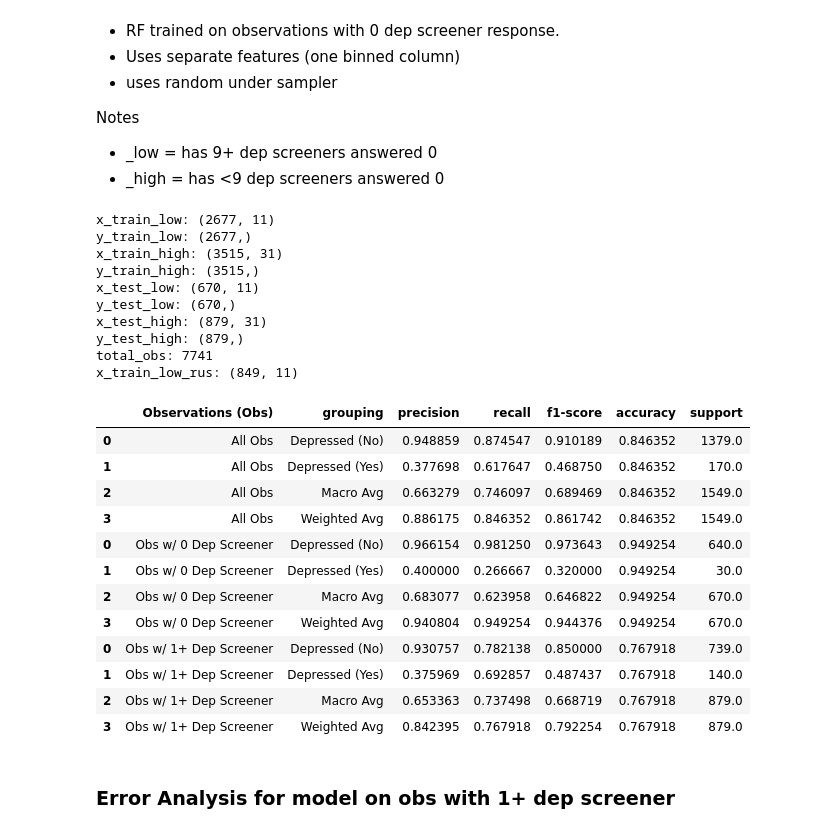
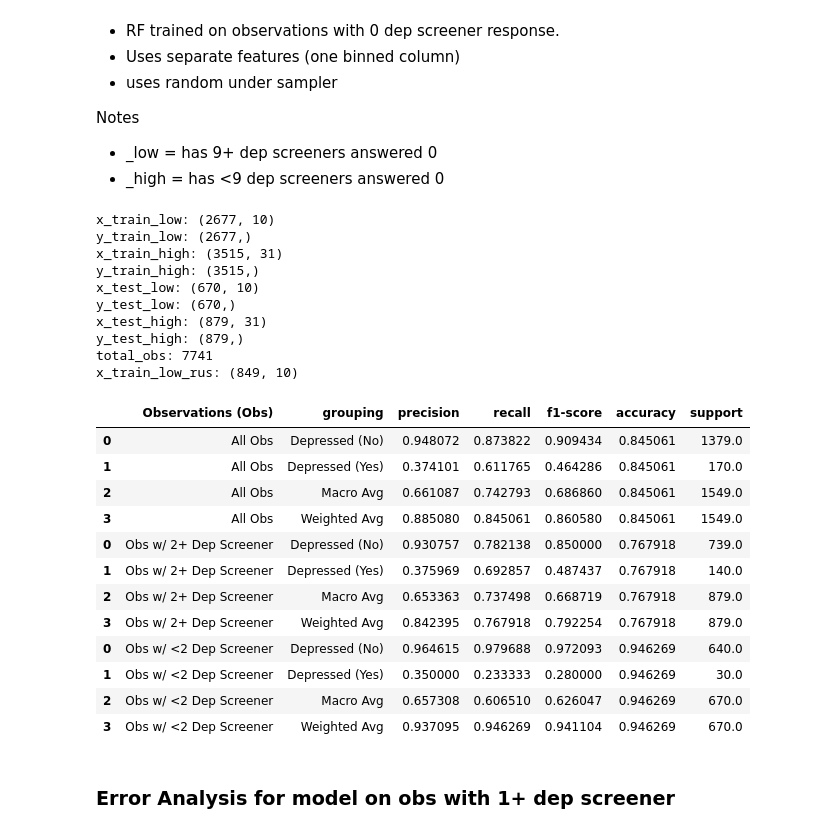
Before and after one commit to orenscarmeli/capstone210-ppd-carmeli_chari_hand_lee, a Jupyter notebook: modeling/survey_model_best.ipynb, the cells around one changed output. Cells and saved outputs as stored; diff of their text form; code cells hidden in the pictures.

```diff
--- a/modeling/survey_model_best.ipynb
+++ b/modeling/survey_model_best.ipynb
@@ -1202,7 +1199,6 @@ model_features_low_opt7 = [
     'is_usa_born',
     'times_with_8plus_alc',
     'time_since_last_healthcare',
-    'duration_last_healthcare_visit',
     'work_schedule'
 ]
 
@@ -1263,51 +1259,51 @@ ensemble_performance_all = get_performance_df(
 ensemble_performance_high = get_performance_df(
     label_actual = y_test_high,
     label_pred = y_pred_high,
-    model_name = 'Obs w/ 1+ Dep Screener'
+    model_name = 'Obs w/ 2+ Dep Screener'
 )
 
 # Performance Model 2
 ensemble_performance_low = get_performance_df(
     label_actual = y_test_low,
     label_pred = y_pred_low,
-    model_name = 'Obs w/ 0 Dep Screener'
+    model_name = 'Obs w/ <2 Dep Screener'
 )
 
 ## #####################################################
 ## Performance
 ensemble_performance_opt7 = pd.concat([
     ensemble_performance_all,
     ensemble_performance_high,
     ensemble_performance_low
 ])
 
 cols = ['model','grouping','precision','recall','f1-score','accuracy','support']
 ensemble_performance_opt7[cols].sort_values(by=['model','grouping']) \
     .rename(columns = {'model':'Observations (Obs)'})
 # %% [output]
-x_train_low: (2677, 11)
+x_train_low: (2677, 10)
 y_train_low: (2677,)
 x_train_high: (3515, 31)
 y_train_high: (3515,)
-x_test_low: (670, 11)
+x_test_low: (670, 10)
 y_test_low: (670,)
 x_test_high: (879, 31)
 y_test_high: (879,)
 total_obs: 7741
-x_train_low_rus: (849, 11)
+x_train_low_rus: (849, 10)
 |  | Observations (Obs) | grouping | precision | recall | f1-score | accuracy | support |
-| 0 | All Obs | Depressed (No) | 0.948859 | 0.874547 | 0.910189 | 0.846352 | 1379.0 |
-| 1 | All Obs | Depressed (Yes) | 0.377698 | 0.617647 | 0.468750 | 0.846352 | 170.0 |
-| 2 | All Obs | Macro Avg | 0.663279 | 0.746097 | 0.689469 | 0.846352 | 1549.0 |
-| 3 | All Obs | Weighted Avg | 0.886175 | 0.846352 | 0.861742 | 0.846352 | 1549.0 |
-| 0 | Obs w/ 0 Dep Screener | Depressed (No) | 0.966154 | 0.981250 | 0.973643 | 0.949254 | 640.0 |
-| 1 | Obs w/ 0 Dep Screener | Depressed (Yes) | 0.400000 | 0.266667 | 0.320000 | 0.949254 | 30.0 |
-| 2 | Obs w/ 0 Dep Screener | Macro Avg | 0.683077 | 0.623958 | 0.646822 | 0.949254 | 670.0 |
-| 3 | Obs w/ 0 Dep Screener | Weighted Avg | 0.940804 | 0.949254 | 0.944376 | 0.949254 | 670.0 |
-| 0 | Obs w/ 1+ Dep Screener | Depressed (No) | 0.930757 | 0.782138 | 0.850000 | 0.767918 | 739.0 |
-| 1 | Obs w/ 1+ Dep Screener | Depressed (Yes) | 0.375969 | 0.692857 | 0.487437 | 0.767918 | 140.0 |
-| 2 | Obs w/ 1+ Dep Screener | Macro Avg | 0.653363 | 0.737498 | 0.668719 | 0.767918 | 879.0 |
-| 3 | Obs w/ 1+ Dep Screener | Weighted Avg | 0.842395 | 0.767918 | 0.792254 | 0.767918 | 879.0 |
+| 0 | All Obs | Depressed (No) | 0.948072 | 0.873822 | 0.909434 | 0.845061 | 1379.0 |
+| 1 | All Obs | Depressed (Yes) | 0.374101 | 0.611765 | 0.464286 | 0.845061 | 170.0 |
+| 2 | All Obs | Macro Avg | 0.661087 | 0.742793 | 0.686860 | 0.845061 | 1549.0 |
+| 3 | All Obs | Weighted Avg | 0.885080 | 0.845061 | 0.860580 | 0.845061 | 1549.0 |
+| 0 | Obs w/ 2+ Dep Screener | Depressed (No) | 0.930757 | 0.782138 | 0.850000 | 0.767918 | 739.0 |
+| 1 | Obs w/ 2+ Dep Screener | Depressed (Yes) | 0.375969 | 0.692857 | 0.487437 | 0.767918 | 140.0 |
+| 2 | Obs w/ 2+ Dep Screener | Macro Avg | 0.653363 | 0.737498 | 0.668719 | 0.767918 | 879.0 |
+| 3 | Obs w/ 2+ Dep Screener | Weighted Avg | 0.842395 | 0.767918 | 0.792254 | 0.767918 | 879.0 |
+| 0 | Obs w/ <2 Dep Screener | Depressed (No) | 0.964615 | 0.979688 | 0.972093 | 0.946269 | 640.0 |
+| 1 | Obs w/ <2 Dep Screener | Depressed (Yes) | 0.350000 | 0.233333 | 0.280000 | 0.946269 | 30.0 |
+| 2 | Obs w/ <2 Dep Screener | Macro Avg | 0.657308 | 0.606510 | 0.626047 | 0.946269 | 670.0 |
+| 3 | Obs w/ <2 Dep Screener | Weighted Avg | 0.937095 | 0.946269 | 0.941104 | 0.946269 | 670.0 |
 # %% [markdown]
 ### Error Analysis for model on obs with 1+ dep screener
 # %%
```
Also changed, not shown: parts of 8 cells of this notebook, 3 other files.
